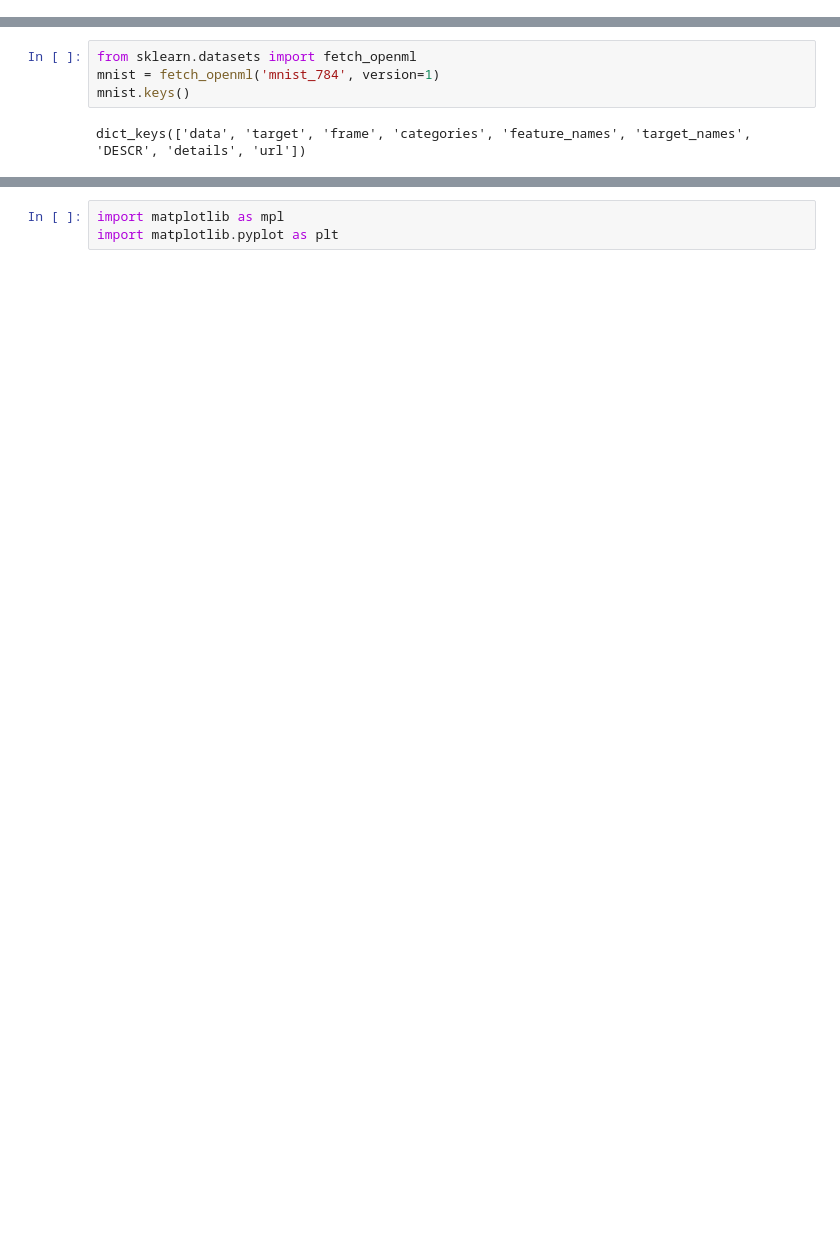
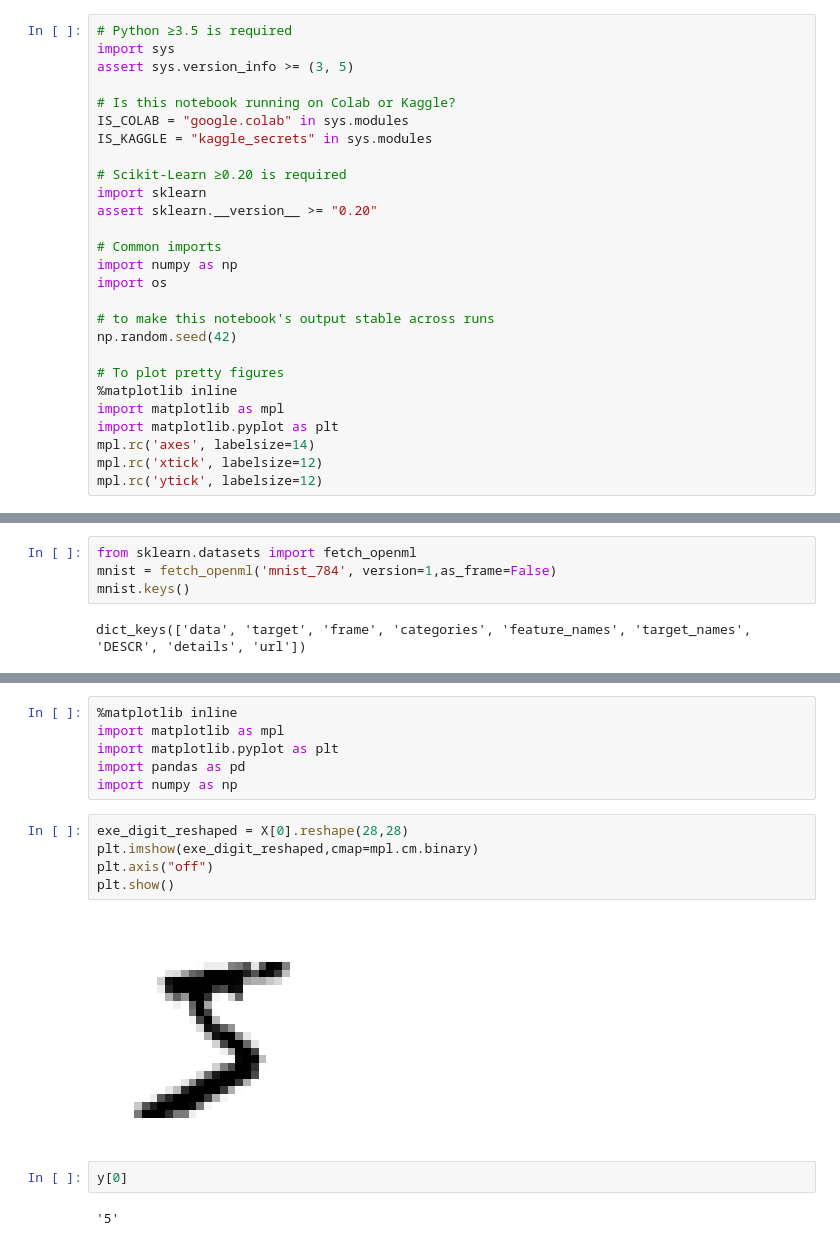
Before and after one commit to AmirGhnbr/mnist_classification, a Jupyter notebook: mnist_classification.ipynb, the cells around one changed output, grey strips where cells are left out. Cells and saved outputs as stored; diff of their text form; blank space fills up the shorter version.

```diff
--- a/mnist_classification.ipynb
+++ b/mnist_classification.ipynb
@@ -2,3 +2,30 @@
 <a href="https://colab.research.google.com/github/AmirGhnbr/mnist_classification/blob/main/mnist_classification.ipynb" target="_parent"><img src="https://colab.research.google.com/assets/colab-badge.svg" alt="Open In Colab"/></a>
 # %% [markdown]
 ## fetching the data
+# %%
+# Python ≥3.5 is required
+import sys
+assert sys.version_info >= (3, 5)
+
+# Is this notebook running on Colab or Kaggle?
+IS_COLAB = "google.colab" in sys.modules
+IS_KAGGLE = "kaggle_secrets" in sys.modules
+
+# Scikit-Learn ≥0.20 is required
+import sklearn
+assert sklearn.__version__ >= "0.20"
+
+# Common imports
+import numpy as np
+import os
+
+# to make this notebook's output stable across runs
+np.random.seed(42)
+
+# To plot pretty figures
+%matplotlib inline
+import matplotlib as mpl
+import matplotlib.pyplot as plt
+mpl.rc('axes', labelsize=14)
+mpl.rc('xtick', labelsize=12)
+mpl.rc('ytick', labelsize=12)
@@ -5,6 +36,6 @@
 # %%
 from sklearn.datasets import fetch_openml
-mnist = fetch_openml('mnist_784', version=1)
+mnist = fetch_openml('mnist_784', version=1,as_frame=False)
 mnist.keys()
 # %% [output]
 dict_keys(['data', 'target', 'frame', 'categories', 'feature_names', 'target_names', 'DESCR', 'details', 'url'])
@@ -16,3 +53,17 @@ y.shape,X.shape
 # %%
+%matplotlib inline
 import matplotlib as mpl
 import matplotlib.pyplot as plt
+import pandas as pd
+import numpy as np
+# %%
+exe_digit_reshaped = X[0].reshape(28,28)
+plt.imshow(exe_digit_reshaped,cmap=mpl.cm.binary)
+plt.axis("off")
+plt.show()
+# %% [output]
+[figure, added]
+# %%
+y[0]
+# %% [output]
+'5'
```
Also changed, not shown: parts of 18 cells of this notebook.
